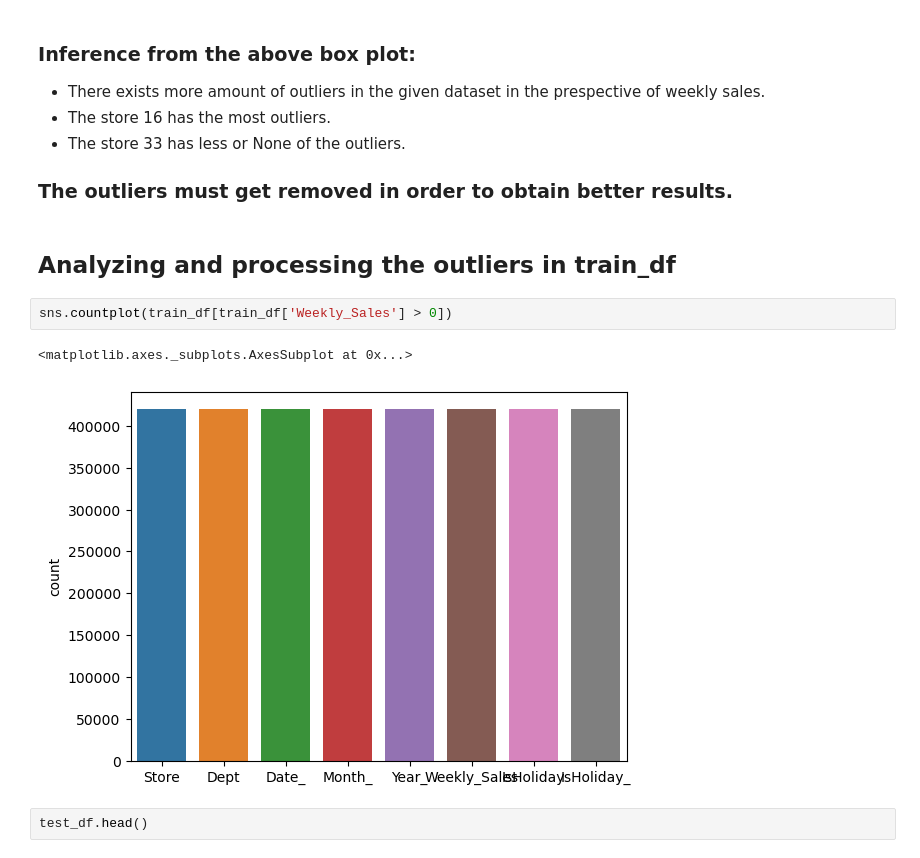
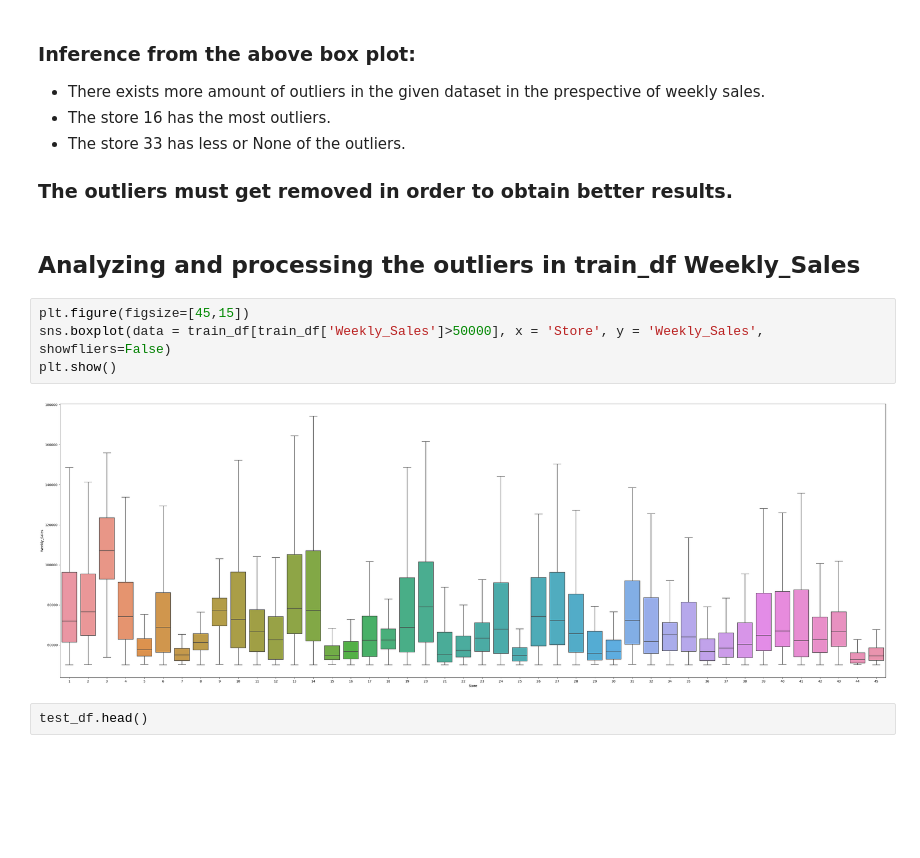
Before and after one commit to SamNijin/Walmart-Data-Analysis-Visualization, a Jupyter notebook: Walmart-Data-Analysis-Visualization.ipynb, the cells around one changed output. Saved outputs shown, nothing was run; the diff lists cells and outputs as text; blank space fills up the shorter version.

Commit message:
Analysing train_df

```diff
--- a/Walmart-Data-Analysis-Visualization.ipynb
+++ b/Walmart-Data-Analysis-Visualization.ipynb
@@ -216,12 +266,13 @@ plt.show()
 
 ### The outliers must get removed in order to obtain better results.
 # %% [markdown]
-## Analyzing and processing the outliers in train_df
+## Analyzing and processing the outliers in train_df Weekly_Sales
 # %%
-sns.countplot(train_df[train_df['Weekly_Sales'] > 0])
+plt.figure(figsize=[45,15])
+sns.boxplot(data = train_df[train_df['Weekly_Sales']>50000], x = 'Store', y = 'Weekly_Sales', showfliers=False)
+plt.show()
 # %% [output]
-<matplotlib.axes._subplots.AxesSubplot at 0x...>
-[figure, old version]
+[figure, new version]
 # %%
 test_df.head()
 # %% [output]
```
Also changed, not shown: parts of 24 cells of this notebook.
